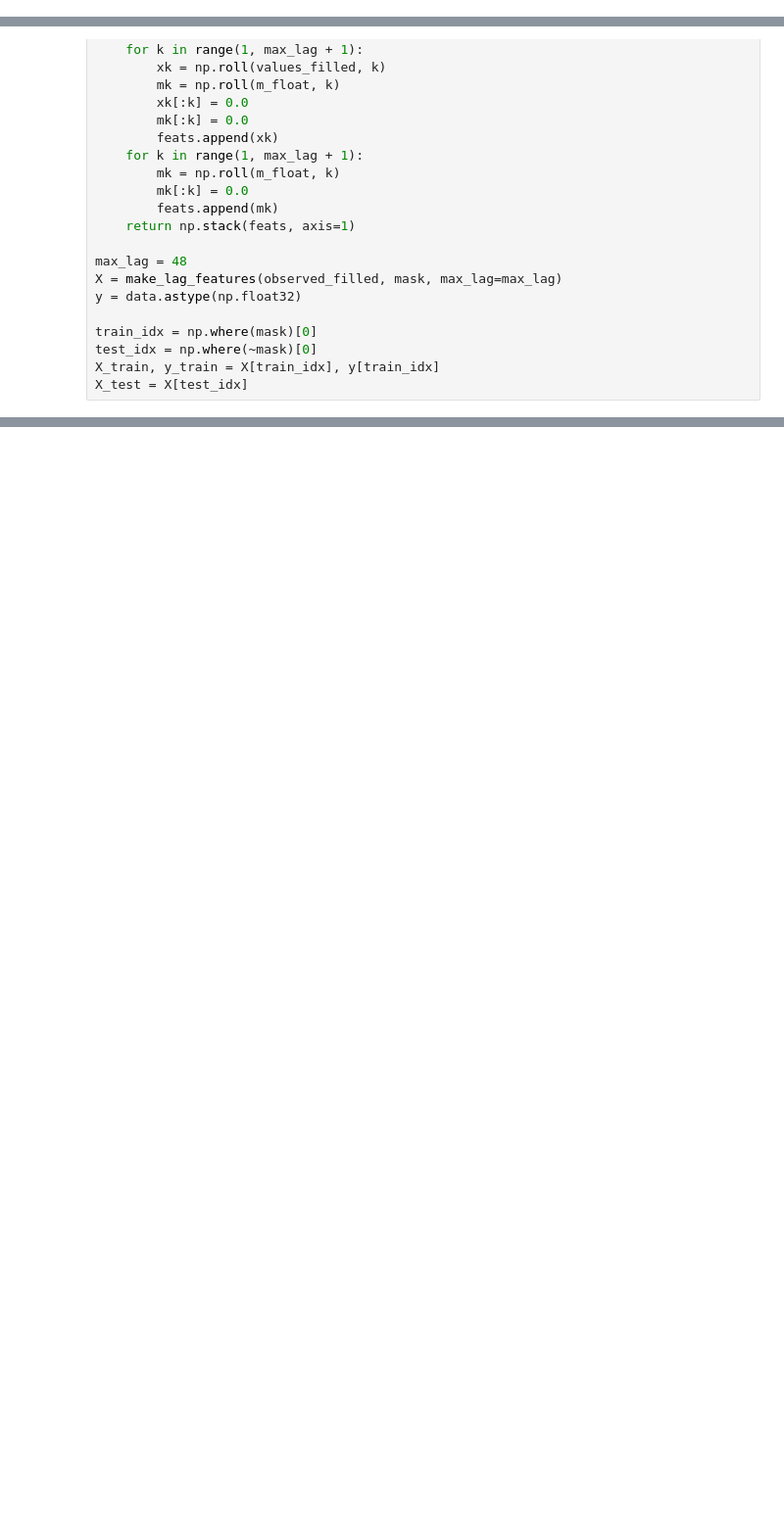
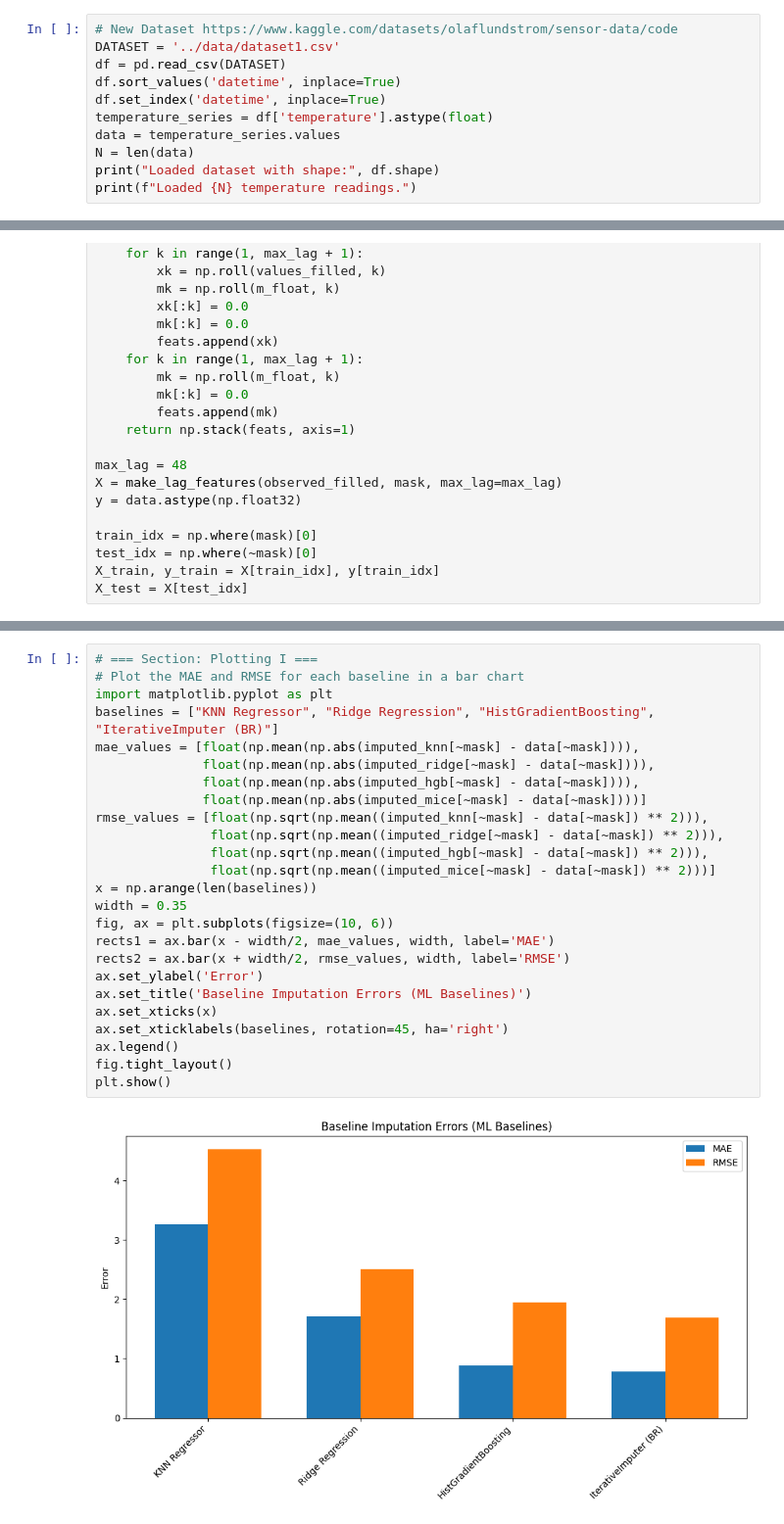
Before and after one commit to DevPrinceK/mphil, a Jupyter notebook: lvimputer/baselines/baseline-ml.ipynb, the cells around one changed output, grey strips where cells are left out. Shown at 98% size. Cells and saved outputs as stored; diff of their text form; blank space fills up the shorter version.

```diff
--- a/lvimputer/baselines/baseline-ml.ipynb
+++ b/lvimputer/baselines/baseline-ml.ipynb
@@ -36,0 +34,11 @@ Loaded 43047 readings for sensor 1
+# %%
+# New Dataset https://www.kaggle.com/datasets/olaflundstrom/sensor-data/code
+DATASET = '../data/dataset1.csv'
+df = pd.read_csv(DATASET)
+df.sort_values('datetime', inplace=True)
+df.set_index('datetime', inplace=True)
+temperature_series = df['temperature'].astype(float)
+data = temperature_series.values
+N = len(data)
+print("Loaded dataset with shape:", df.shape)
+print(f"Loaded {N} temperature readings.")
@@ -181,0 +194,27 @@ MemoryError: Unable to allocate 480. KiB for an array with shape (96, 256) and d
+# %%
+# === Section: Plotting I ===
+# Plot the MAE and RMSE for each baseline in a bar chart
+import matplotlib.pyplot as plt
+baselines = ["KNN Regressor", "Ridge Regression", "HistGradientBoosting", "IterativeImputer (BR)"]
+mae_values = [float(np.mean(np.abs(imputed_knn[~mask] - data[~mask]))),
+              float(np.mean(np.abs(imputed_ridge[~mask] - data[~mask]))),
+              float(np.mean(np.abs(imputed_hgb[~mask] - data[~mask]))),
+              float(np.mean(np.abs(imputed_mice[~mask] - data[~mask])))]
+rmse_values = [float(np.sqrt(np.mean((imputed_knn[~mask] - data[~mask]) ** 2))),
+               float(np.sqrt(np.mean((imputed_ridge[~mask] - data[~mask]) ** 2))),
+               float(np.sqrt(np.mean((imputed_hgb[~mask] - data[~mask]) ** 2))),
+               float(np.sqrt(np.mean((imputed_mice[~mask] - data[~mask]) ** 2)))]
+x = np.arange(len(baselines))
+width = 0.35
+fig, ax = plt.subplots(figsize=(10, 6))
+rects1 = ax.bar(x - width/2, mae_values, width, label='MAE')
+rects2 = ax.bar(x + width/2, rmse_values, width, label='RMSE')
+ax.set_ylabel('Error')
+ax.set_title('Baseline Imputation Errors (ML Baselines)')
+ax.set_xticks(x)
+ax.set_xticklabels(baselines, rotation=45, ha='right')
+ax.legend()
+fig.tight_layout()
+plt.show()
+# %% [output]
+[figure, added]
```
Also changed, not shown: parts of 6 cells of this notebook.
